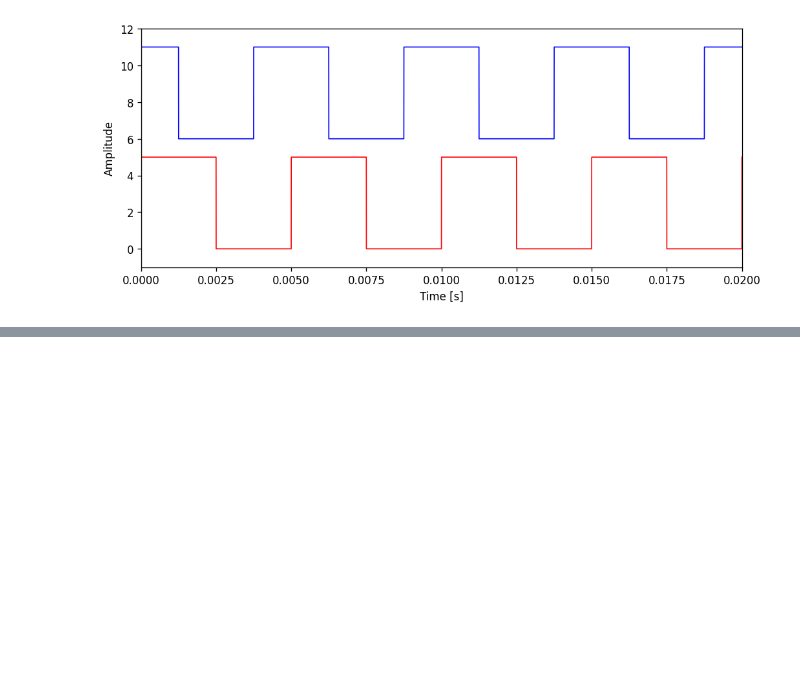
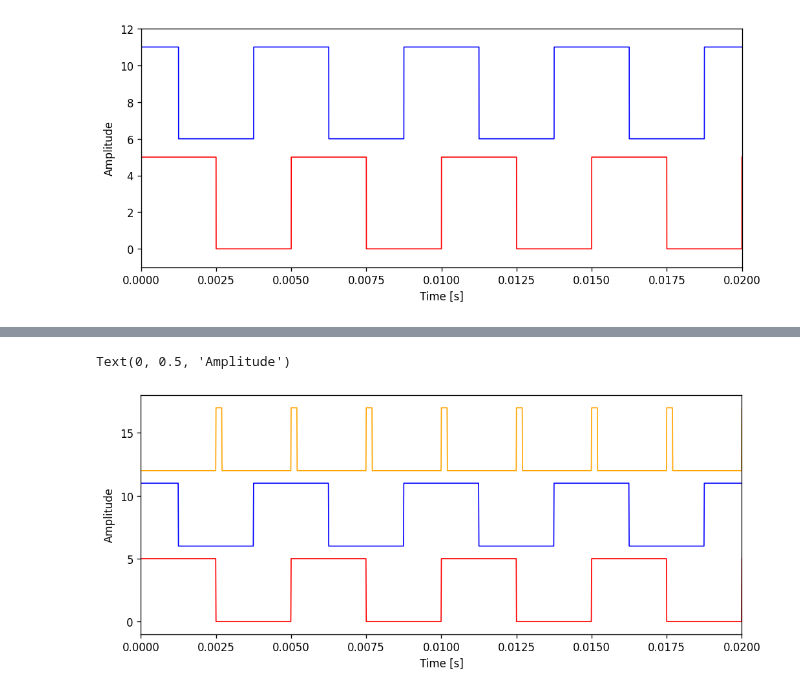
Before and after one commit to Ryoaki374/ipmu_DAQ, a Jupyter notebook: eg_pulse_count.ipynb, the cells around one changed output, grey strips where cells are left out. Cells and saved outputs as stored; diff of their text form; code cells hidden in the pictures; blank space fills up the shorter version.

Commit message:
add 4xedge_detection of raw signals

```diff
--- a/eg_pulse_count.ipynb
+++ b/eg_pulse_count.ipynb
@@ -109,0 +162,79 @@ Text(0, 0.5, 'Amplitude')
+# %%
+import numpy as np
+import matplotlib.pyplot as plt
+
+# ---------- util functions ----------
+def rectangular_wave(t, height=1.0, width=1.0, duty=0.5, phase=0.0):
+    mod = (t + phase) % width
+    return np.where(mod < duty * width, height, 0.0)
+
+def both_edge_detector(x):
+    """Return rising, falling, and both-edge boolean arrays."""
+    s = (np.asarray(x) != 0).astype(int)
+    d = np.roll(s, 1); d[0] = s[0]
+    rising  = (s & ~d).astype(bool)
+    falling = (~s &  d).astype(bool)
+    edges   = rising | falling
+    return edges, rising, falling
+
+def edge_to_pulse(x, pulse_len=100, edge_type='both', amplitude=1):
+    """
+    Generate fixed-length rectangular pulses triggered by input edges.
+
+    Parameters
+    ----------
+    x : array-like
+        Input digital signal (0/1 or any numeric).
+    pulse_len : int
+        Pulse length in *samples*.
+    edge_type : {'both', 'rising', 'falling'}
+        Which edge(s) should trigger the one-shot.
+    amplitude : scalar
+        High-level of the output pulse.
+
+    Returns
+    -------
+    y : ndarray
+        Output signal with rectangular pulses.
+    """
+    edges, rising, falling = both_edge_detector(x)
+    if edge_type == 'rising':
+        trg = rising
+    elif edge_type == 'falling':
+        trg = falling
+    else:
+        trg = edges
+
+    # Convolve trigger with a "box" of ones then clip
+    box = np.ones(pulse_len, dtype=int)
+    y = np.convolve(trg.astype(int), box, mode='full')[:len(x)]
+    return (y > 0) * amplitude
+
+sampling_rate = 20000 # 20 kHz
+t = np.linspace(0, 0.2, sampling_rate)
+dA = rectangular_wave(t, height=5, width=0.005, duty=0.50, phase=0.0)
+dB = rectangular_wave(t, height=5, width=0.005, duty=0.50, phase=0.00125)
+
+# Create a 4x frequency rectangular wave using the two input waves
+#quad = quad_freq_from_two(dA, dB, height=5)
+
+
+edgeA = edge_to_pulse(dA, pulse_len=int(0.001*sampling_rate), edge_type='both', amplitude=5)
+edgeB = edge_to_pulse(dB, pulse_len=int(0.001*sampling_rate), edge_type='both', amplitude=5)
+
+#quad4 = quad_freq_from_two_edges(dA, dB, height=5)
+
+fig, ax = plt.subplots(figsize=(10, 4), dpi=120)
+ax.plot(t, dA, lw=1.0, color='red')
+ax.plot(t, dB+6, lw=1.0, color='blue')
+#ax.plot(t, quad+12, lw=1.0, color='green')
+ax.plot(t, edgeA+12, lw=1.0, color='orange')
+ax.plot(t, edgeB+12, lw=1.0, color='purple')
+ax.set_xlim(0, 0.02)
+ax.set_ylim(-1, 18)
+ax.set_yticks([0, 5, 10, 15])
+ax.set_xlabel('Time [s]')
+ax.set_ylabel('Amplitude')
+# %% [output]
+Text(0, 0.5, 'Amplitude')
+[figure, added]
```
Also changed, not shown: parts of 2 cells of this notebook, 1 other file.
